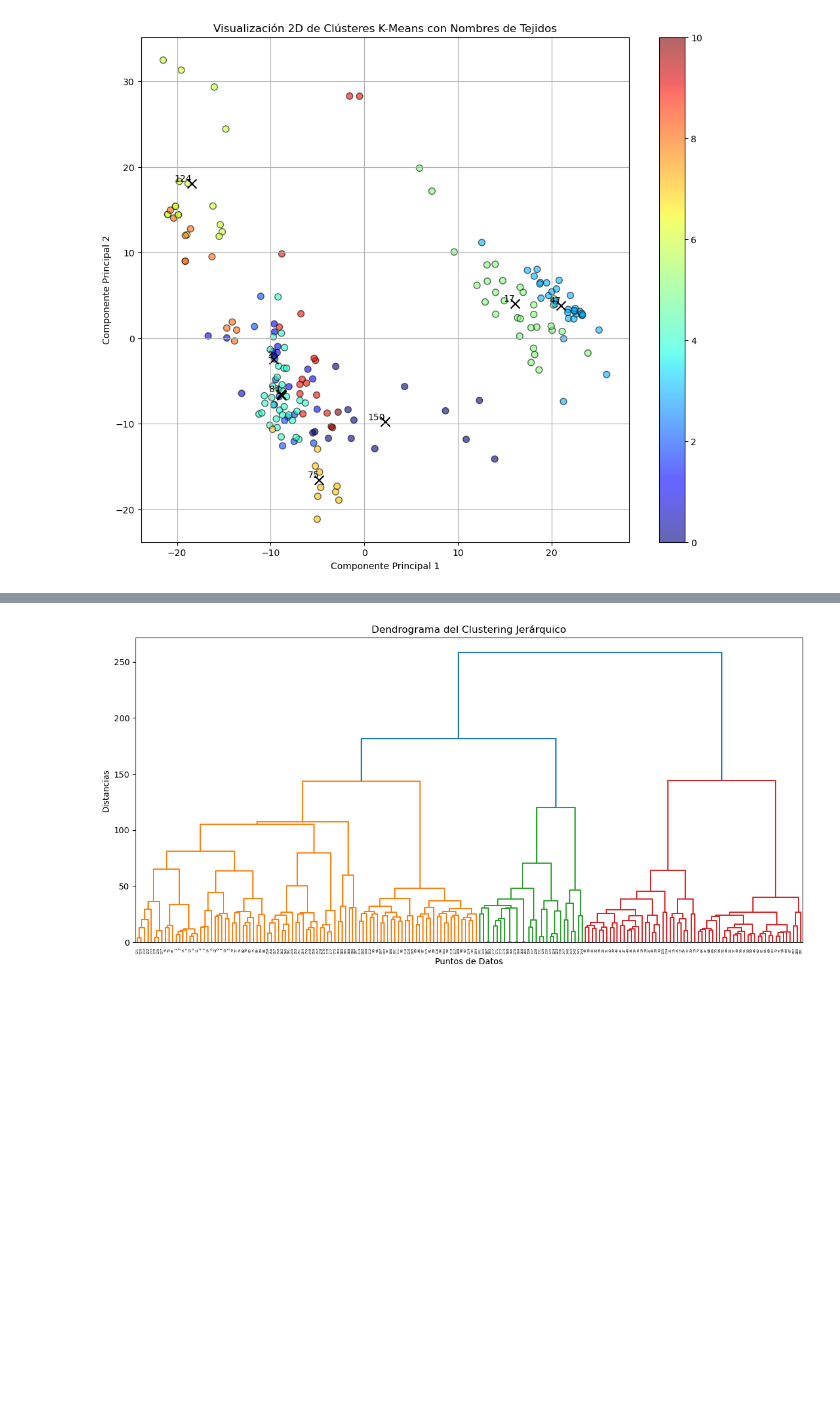
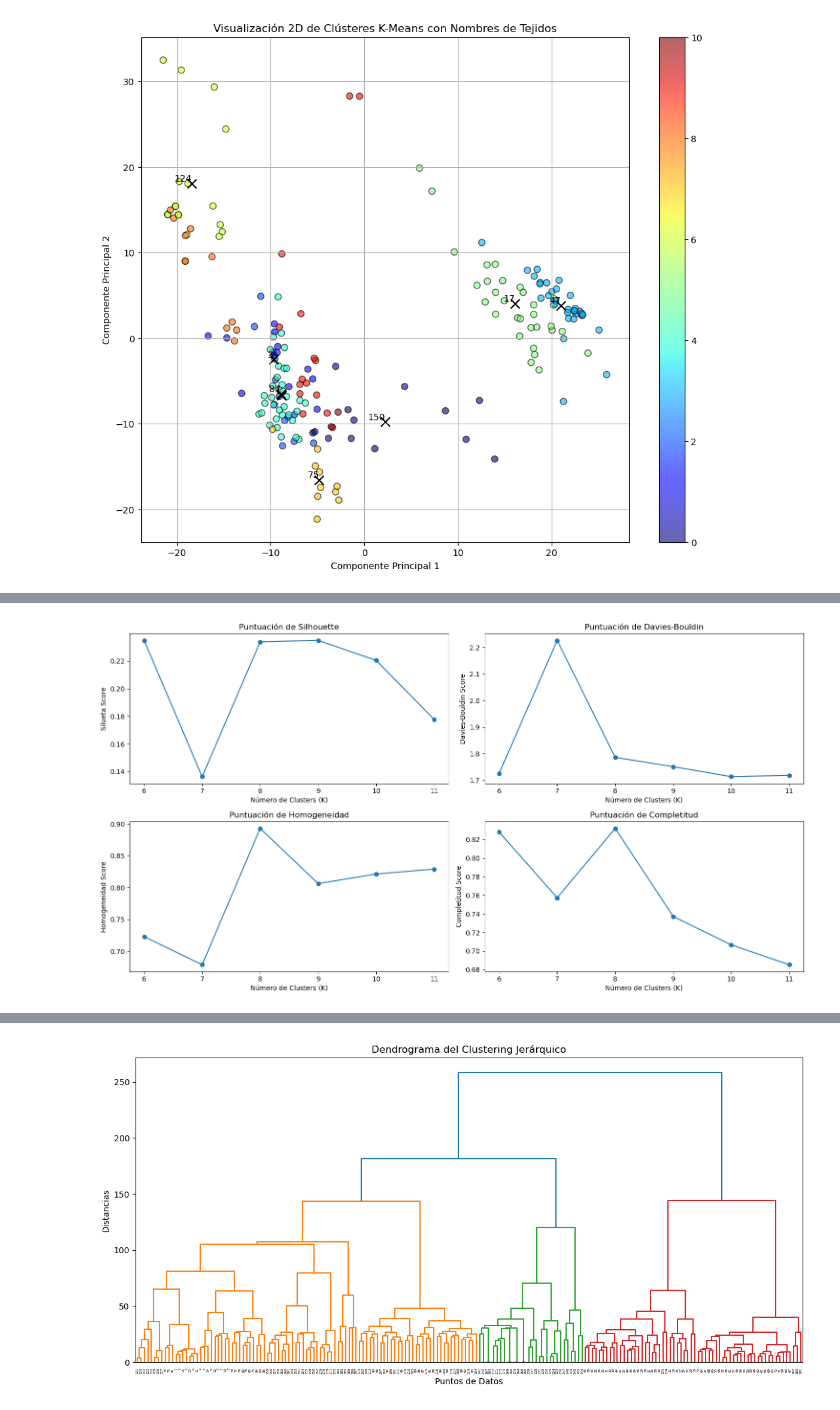
Before and after one commit to OmarUTEC/project2-machine, a Jupyter notebook: k-Means/k-means.ipynb, the cells around one changed output, grey strips where cells are left out. Saved outputs shown, nothing was run; the diff lists cells and outputs as text; code cells hidden in the pictures; blank space fills up the shorter version.

```diff
--- a/k-Means/k-means.ipynb
+++ b/k-Means/k-means.ipynb
@@ -231,3 +221,61 @@ plt.show()
+# %%
+from sklearn.metrics import silhouette_score, davies_bouldin_score, homogeneity_score, completeness_score
+import matplotlib.pyplot as plt
+
+k_values = range(6, 12)
+
+silhouette_scores = []
+davies_bouldin_scores = []
+homogeneity_scores = []
+completeness_scores = []
+
+true_labels = classes.to_numpy().flatten()
+
+for k in k_values:
+    #  función kmeans
+    centroides_final, clusters_custom = kmeans(data_pca, k, 4.5)
+
+    silhouette = silhouette_score(data_pca, clusters_custom)
+    davies_bouldin = davies_bouldin_score(data_pca, clusters_custom)
+    homogeneity = homogeneity_score(true_labels, clusters_custom)
+    completeness = completeness_score(true_labels, clusters_custom)
+
+    silhouette_scores.append(silhouette)
+    davies_bouldin_scores.append(davies_bouldin)
+    homogeneity_scores.append(homogeneity)
+    completeness_scores.append(completeness)
+
+# Gráfica de las métricas
+plt.figure(figsize=(15, 8))
+
+plt.subplot(2, 2, 1)
+plt.plot(k_values, silhouette_scores, marker='o', linestyle='-')
+plt.title('Puntuación de Silhouette')
+plt.xlabel('Número de Clusters (K)')
+plt.ylabel('Silueta Score')
+
+plt.subplot(2, 2, 2)
+plt.plot(k_values, davies_bouldin_scores, marker='o', linestyle='-')
+plt.title('Puntuación de Davies-Bouldin')
+plt.xlabel('Número de Clusters (K)')
+plt.ylabel('Davies-Bouldin Score')
+
+plt.subplot(2, 2, 3)
+plt.plot(k_values, homogeneity_scores, marker='o', linestyle='-')
+plt.title('Puntuación de Homogeneidad')
+plt.xlabel('Número de Clusters (K)')
+plt.ylabel('Homogeneidad Score')
+
+plt.subplot(2, 2, 4)
+plt.plot(k_values, completeness_scores, marker='o', linestyle='-')
+plt.title('Puntuación de Completitud')
+plt.xlabel('Número de Clusters (K)')
+plt.ylabel('Completitud Score')
+
+plt.tight_layout()
+plt.show()
+# %% [output]
+[figure, added]
 # %%
 clusters_custom
 # %% [output]
```
Also changed, not shown: parts of 8 cells of this notebook.
